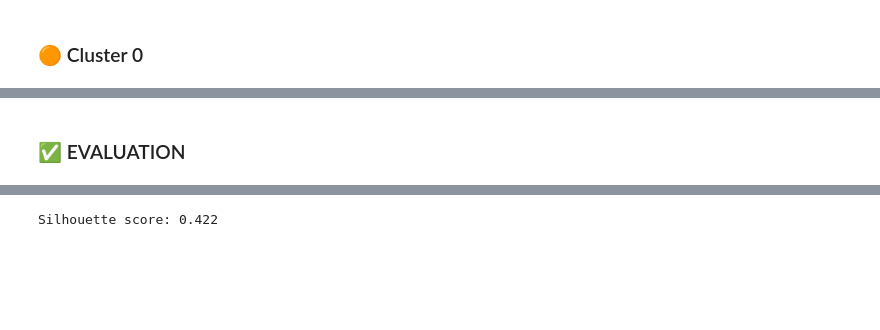
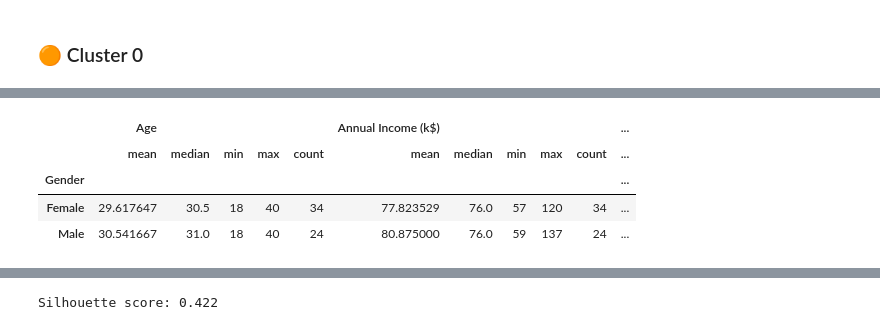
Before and after one commit to sarbjitchoong/mall_customer_segmentation, a Jupyter notebook: Customer_segmentation.ipynb, the cells around one changed output, grey strips where cells are left out. Drawn from its saved outputs; the diff is of its cells as text; code cells hidden in the pictures; blank space fills up the shorter version.

```diff
--- a/Customer_segmentation.ipynb
+++ b/Customer_segmentation.ipynb
@@ -544,2 +469,11 @@ display.Image(path)
-# %% [markdown]
-### ✅ EVALUATION
+# %%
+df_cluster_0 = df_new[df_new['cluster']==0]
+df_grouped = df_cluster_0.groupby('Gender')
+df_agg0 = df_grouped.agg(["mean", "median", "min", "max", "count"])
+df_agg0
+# %% [output]
+|  | Age |  |  |  |  | Annual Income (k$) |  |  |  |  | ... |
+|  | mean | median | min | max | count | mean | median | min | max | count | ... |
+| Gender |  |  |  |  |  |  |  |  |  |  | ... |
+| Female | 29.617647 | 30.5 | 18 | 40 | 34 | 77.823529 | 76.0 | 57 | 120 | 34 | ... |
+| Male | 30.541667 | 31.0 | 18 | 40 | 24 | 80.875000 | 76.0 | 59 | 137 | 24 | ... |
```
Also changed, not shown: parts of 32 cells of this notebook.
